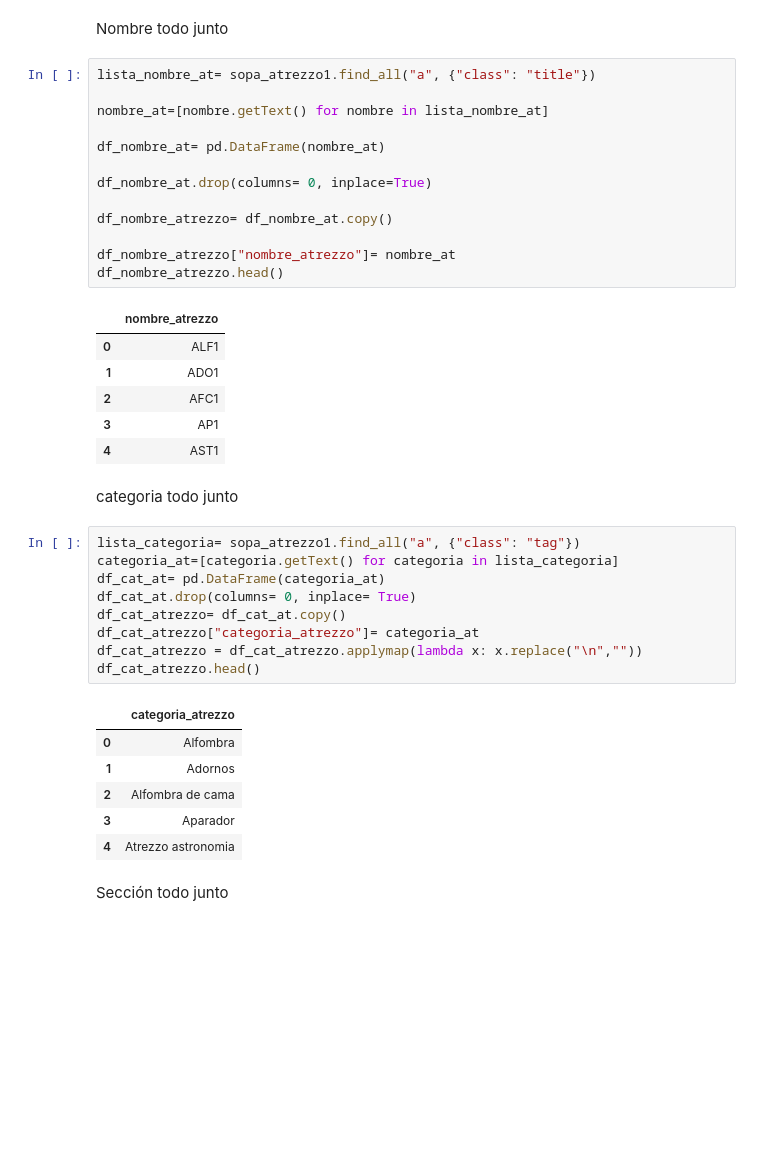
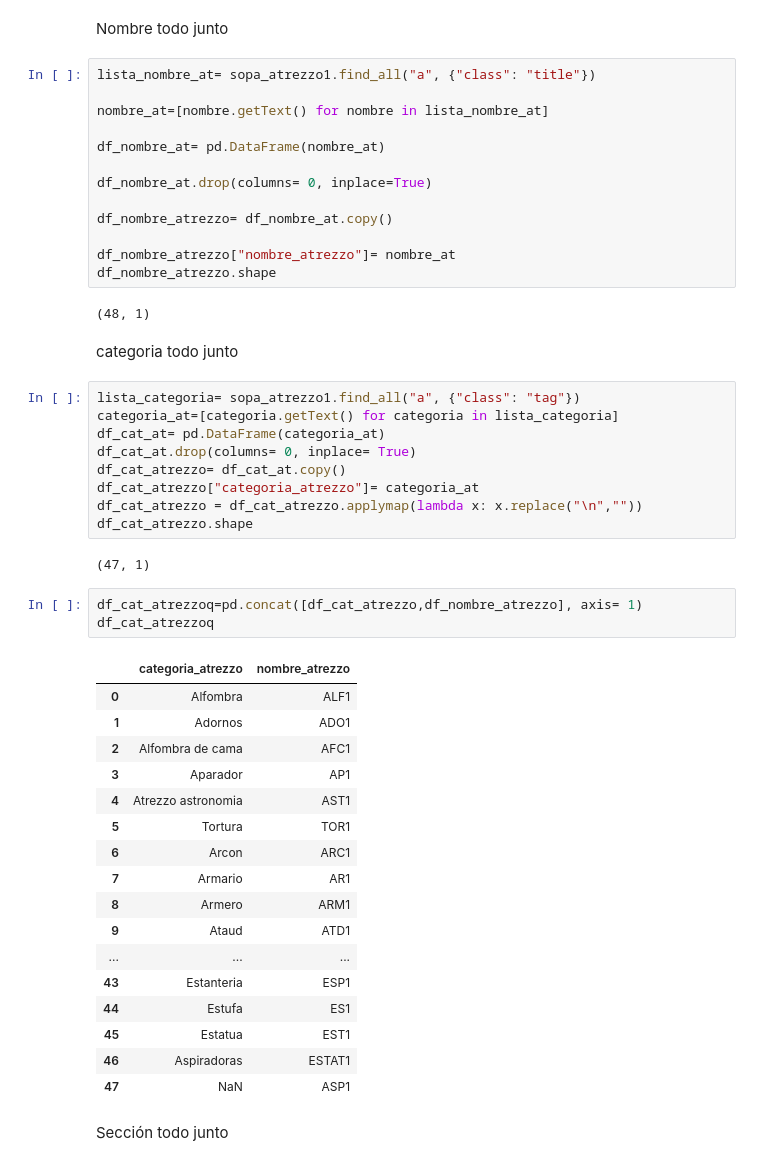
Before and after one commit to jgilsu11/laboratorio-modulo3-leccion02-beautiful-soup, a Jupyter notebook: laboratorio-modulo3-leccion02-beautiful-soup.ipynb, the cells around one changed output. Drawn from its saved outputs; the diff is of its cells as text; blank space fills up the shorter version.

```diff
--- a/laboratorio-modulo3-leccion02-beautiful-soup.ipynb
+++ b/laboratorio-modulo3-leccion02-beautiful-soup.ipynb
@@ -150,14 +283,9 @@ df_nombre_at.drop(columns= 0, inplace=True)
 df_nombre_atrezzo= df_nombre_at.copy()
 
 df_nombre_atrezzo["nombre_atrezzo"]= nombre_at
-df_nombre_atrezzo.head()
+df_nombre_atrezzo.shape
 # %% [output]
-|  | nombre_atrezzo |
-| 0 | ALF1 |
-| 1 | ADO1 |
-| 2 | AFC1 |
-| 3 | AP1 |
-| 4 | AST1 |
+(48, 1)
 # %% [markdown]
 categoria todo junto
 # %%
@@ -168,14 +296,30 @@ df_cat_at.drop(columns= 0, inplace= True)
 df_cat_atrezzo= df_cat_at.copy()
 df_cat_atrezzo["categoria_atrezzo"]= categoria_at
 df_cat_atrezzo = df_cat_atrezzo.applymap(lambda x: x.replace("\n",""))
-df_cat_atrezzo.head()
+df_cat_atrezzo.shape
 # %% [output]
-|  | categoria_atrezzo |
-| 0 | Alfombra |
-| 1 | Adornos |
-| 2 | Alfombra de cama |
-| 3 | Aparador |
-| 4 | Atrezzo astronomia |
+(47, 1)
+# %%
+df_cat_atrezzoq=pd.concat([df_cat_atrezzo,df_nombre_atrezzo], axis= 1)
+df_cat_atrezzoq
+# %% [output]
+|  | categoria_atrezzo | nombre_atrezzo |
+| 0 | Alfombra | ALF1 |
+| 1 | Adornos | ADO1 |
+| 2 | Alfombra de cama | AFC1 |
+| 3 | Aparador | AP1 |
+| 4 | Atrezzo astronomia | AST1 |
+| 5 | Tortura | TOR1 |
+| 6 | Arcon | ARC1 |
+| 7 | Armario | AR1 |
+| 8 | Armero | ARM1 |
+| 9 | Ataud | ATD1 |
+| ... | ... | ... |
+| 43 | Estanteria | ESP1 |
+| 44 | Estufa | ES1 |
+| 45 | Estatua | EST1 |
+| 46 | Aspiradoras | ESTAT1 |
+| 47 | NaN | ASP1 |
 # %% [markdown]
 Sección todo junto
 # %%
```
Also changed, not shown: parts of 15 cells of this notebook.
